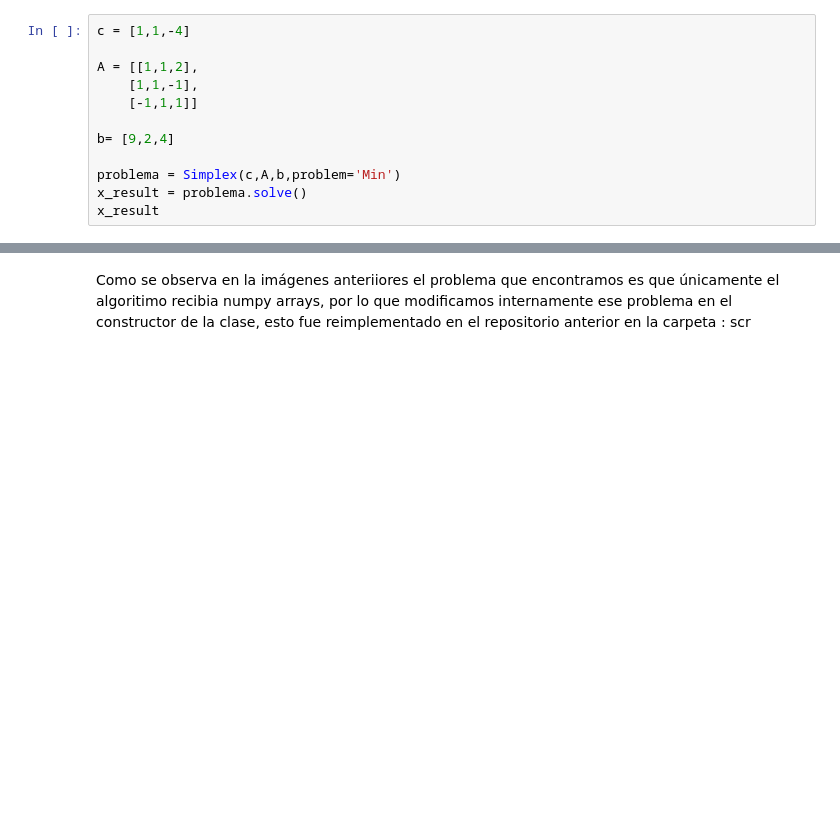
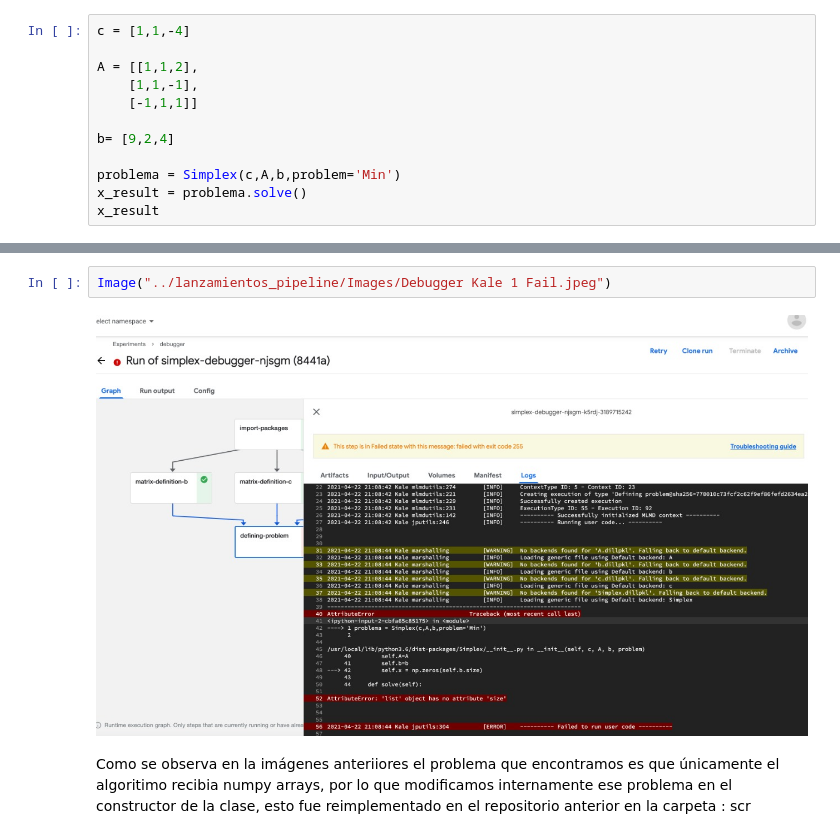
Before and after one commit to optimizacion-2-2021-1-gh-classroom/practica-2-primera-parte-yefovar, a Jupyter notebook: lanzamientos_pipeline/Lanzamientos.ipynb, the cells around one changed output, grey strips where cells are left out. Cells and saved outputs as stored; diff of their text form; blank space fills up the shorter version.

```diff
--- a/lanzamientos_pipeline/Lanzamientos.ipynb
+++ b/lanzamientos_pipeline/Lanzamientos.ipynb
@@ -42,3 +50,7 @@ x_result
+# %%
+Image("../lanzamientos_pipeline/Images/Debugger Kale 1 Fail.jpeg")
+# %% [output]
+[figure, added]
 # %% [markdown]
 Como se observa en la imágenes anteriiores el problema que encontramos es que únicamente el algoritimo recibia numpy arrays, por lo que modificamos internamente ese problema en el constructor de la clase, esto fue reimplementado en el repositorio anterior en la carpeta : scr
 # %%
```
Also changed, not shown: parts of 5 cells of this notebook.
